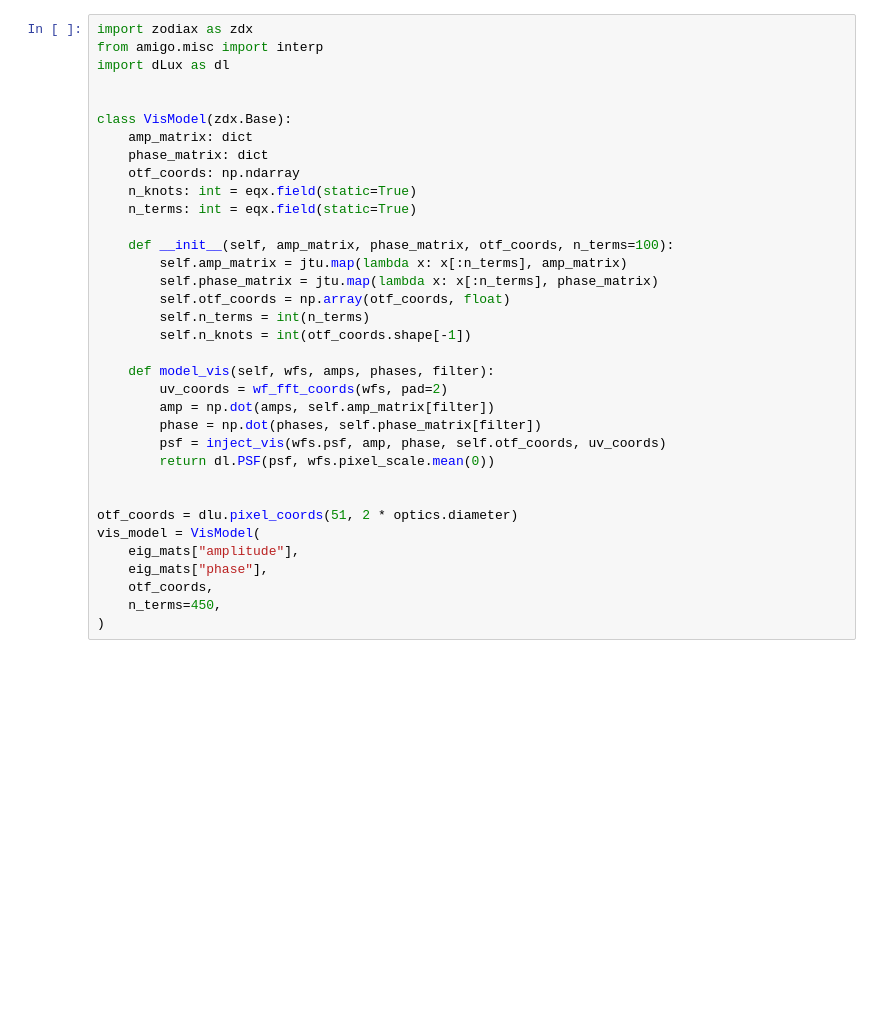
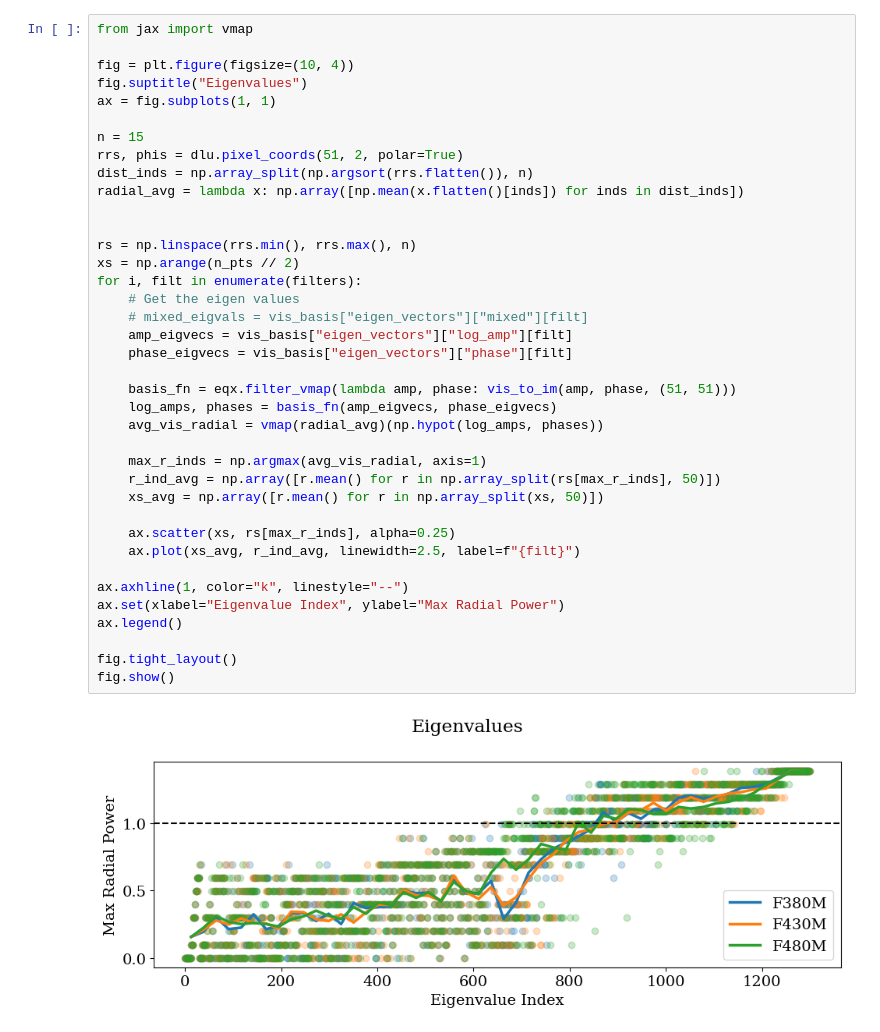
Before and after one commit to LouisDesdoigts/amigo_notebooks, a Jupyter notebook: vis_basis.ipynb, the cells around one changed output. Saved outputs shown, nothing was run; the diff lists cells and outputs as text; blank space fills up the shorter version.

```diff
--- a/vis_basis.ipynb
+++ b/vis_basis.ipynb
@@ -276,35 +282,40 @@ plt.show()
-# %%
-import zodiax as zdx
-from amigo.misc import interp
-import dLux as dl
-
-
-class VisModel(zdx.Base):
-    amp_matrix: dict
-    phase_matrix: dict
-    otf_coords: np.ndarray
-    n_knots: int = eqx.field(static=True)
-    n_terms: int = eqx.field(static=True)
-
-    def __init__(self, amp_matrix, phase_matrix, otf_coords, n_terms=100):
-        self.amp_matrix = jtu.map(lambda x: x[:n_terms], amp_matrix)
-        self.phase_matrix = jtu.map(lambda x: x[:n_terms], phase_matrix)
-        self.otf_coords = np.array(otf_coords, float)
-        self.n_terms = int(n_terms)
-        self.n_knots = int(otf_coords.shape[-1])
-
-    def model_vis(self, wfs, amps, phases, filter):
-        uv_coords = wf_fft_coords(wfs, pad=2)
-        amp = np.dot(amps, self.amp_matrix[filter])
-        phase = np.dot(phases, self.phase_matrix[filter])
-        psf = inject_vis(wfs.psf, amp, phase, self.otf_coords, uv_coords)
-        return dl.PSF(psf, wfs.pixel_scale.mean(0))
-
-
-otf_coords = dlu.pixel_coords(51, 2 * optics.diameter)
-vis_model = VisModel(
-    eig_mats["amplitude"],
-    eig_mats["phase"],
-    otf_coords,
-    n_terms=450,
-)
+# %%
+from jax import vmap
+
+fig = plt.figure(figsize=(10, 4))
+fig.suptitle("Eigenvalues")
+ax = fig.subplots(1, 1)
+
+n = 15
+rrs, phis = dlu.pixel_coords(51, 2, polar=True)
+dist_inds = np.array_split(np.argsort(rrs.flatten()), n)
+radial_avg = lambda x: np.array([np.mean(x.flatten()[inds]) for inds in dist_inds])
+
+
+rs = np.linspace(rrs.min(), rrs.max(), n)
+xs = np.arange(n_pts // 2)
+for i, filt in enumerate(filters):
+    # Get the eigen values
+    # mixed_eigvals = vis_basis["eigen_vectors"]["mixed"][filt]
+    amp_eigvecs = vis_basis["eigen_vectors"]["log_amp"][filt]
+    phase_eigvecs = vis_basis["eigen_vectors"]["phase"][filt]
+
+    basis_fn = eqx.filter_vmap(lambda amp, phase: vis_to_im(amp, phase, (51, 51)))
+    log_amps, phases = basis_fn(amp_eigvecs, phase_eigvecs)
+    avg_vis_radial = vmap(radial_avg)(np.hypot(log_amps, phases))
+
+    max_r_inds = np.argmax(avg_vis_radial, axis=1)
+    r_ind_avg = np.array([r.mean() for r in np.array_split(rs[max_r_inds], 50)])
+    xs_avg = np.array([r.mean() for r in np.array_split(xs, 50)])
+
+    ax.scatter(xs, rs[max_r_inds], alpha=0.25)
+    ax.plot(xs_avg, r_ind_avg, linewidth=2.5, label=f"{filt}")
+
+ax.axhline(1, color="k", linestyle="--")
+ax.set(xlabel="Eigenvalue Index", ylabel="Max Radial Power")
+ax.legend()
+
+fig.tight_layout()
+fig.show()
+# %% [output]
+[figure, added]
```
Also changed, not shown: parts of 13 cells of this notebook, 6 other files.
